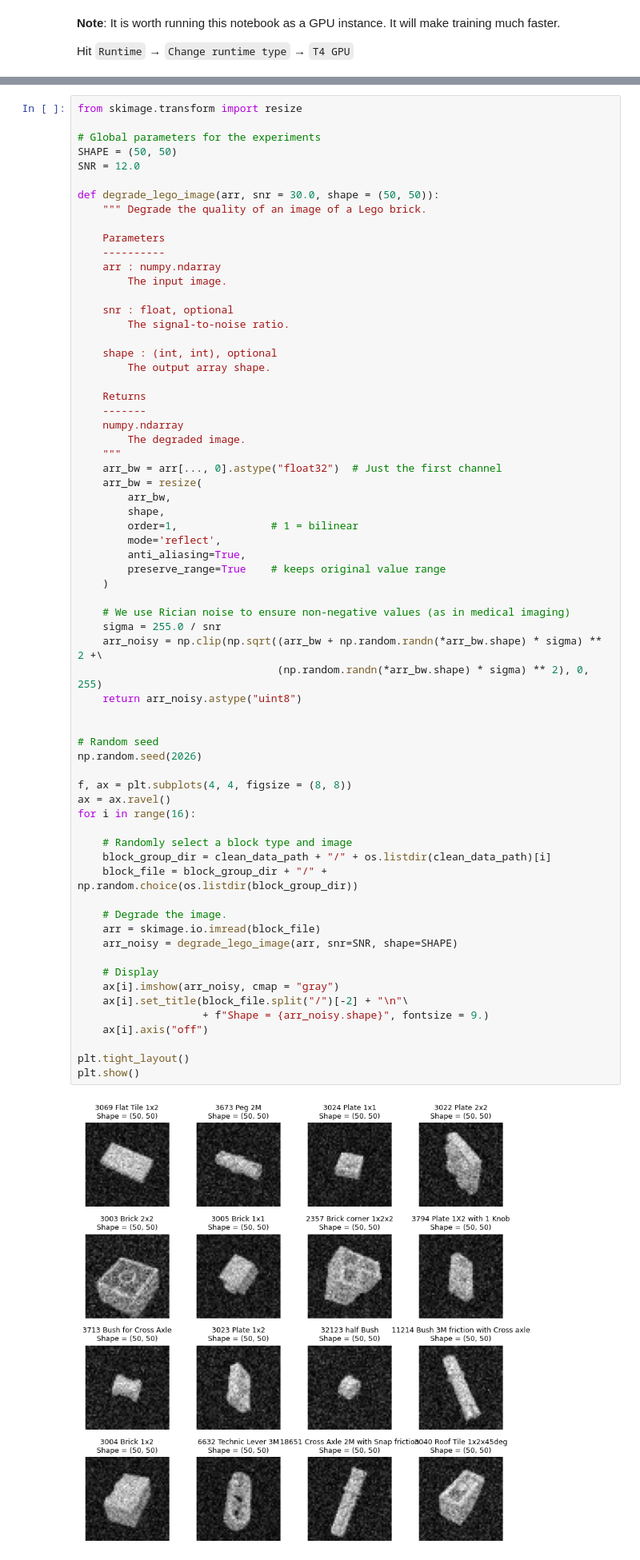
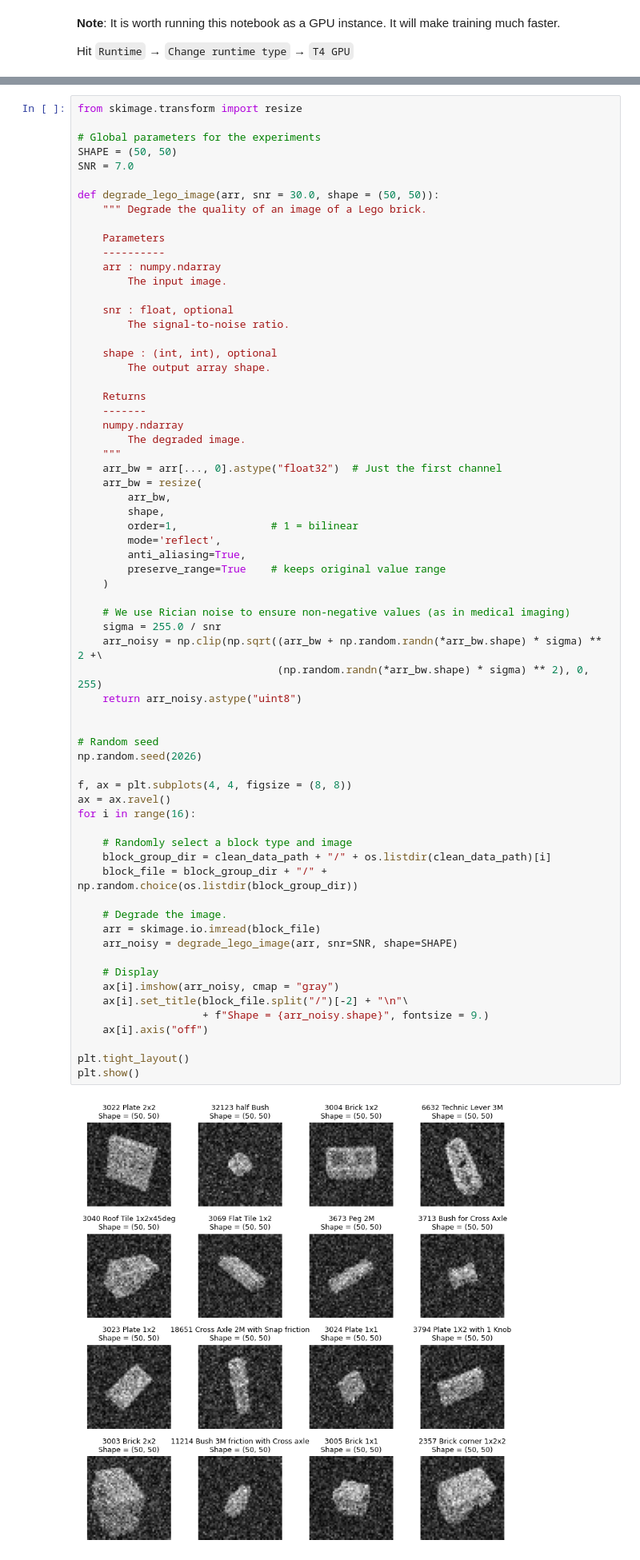
Before and after one commit to mdblackledge/theoryofimaging2, a Jupyter notebook: workshop/practical_exercises.ipynb, the cells around one changed output, grey strips where cells are left out. Shown at 80% size. Drawn from its saved outputs; the diff is of its cells as text.

```diff
--- a/workshop/practical_exercises.ipynb
+++ b/workshop/practical_exercises.ipynb
@@ -89,7 +87,7 @@ from skimage.transform import resize
 
 # Global parameters for the experiments
 SHAPE = (50, 50)
-SNR = 12.0
+SNR = 7.0
 
 def degrade_lego_image(arr, snr = 30.0, shape = (50, 50)):
     """ Degrade the quality of an image of a Lego brick.
@@ -124,34 +122,34 @@ def degrade_lego_image(arr, snr = 30.0, shape = (50, 50)):
     sigma = 255.0 / snr
     arr_noisy = np.clip(np.sqrt((arr_bw + np.random.randn(*arr_bw.shape) * sigma) ** 2 +\
                                 (np.random.randn(*arr_bw.shape) * sigma) ** 2), 0, 255)
     return arr_noisy.astype("uint8")
 
 
 # Random seed
 np.random.seed(2026)
 
 f, ax = plt.subplots(4, 4, figsize = (8, 8))
 ax = ax.ravel()
 for i in range(16):
 
     # Randomly select a block type and image
     block_group_dir = clean_data_path + "/" + os.listdir(clean_data_path)[i]
     block_file = block_group_dir + "/" + np.random.choice(os.listdir(block_group_dir))
 
     # Degrade the image.
     arr = skimage.io.imread(block_file)
     arr_noisy = degrade_lego_image(arr, snr=SNR, shape=SHAPE)
 
     # Display
     ax[i].imshow(arr_noisy, cmap = "gray")
     ax[i].set_title(block_file.split("/")[-2] + "\n"\
                     + f"Shape = {arr_noisy.shape}", fontsize = 9.)
     ax[i].axis("off")
 
 plt.tight_layout()
 plt.show()
 # %% [output]
-[figure, old version]
+[figure, new version]
 # %% [markdown]
  - We will now store these degraded images seperately in a seperate file-system.
  - Files are stored in the location:
```
Also changed, not shown: parts of 9 cells of this notebook.
